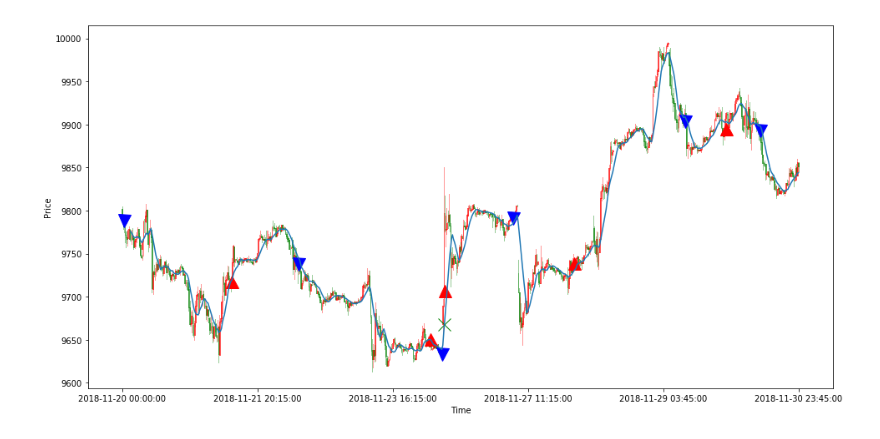
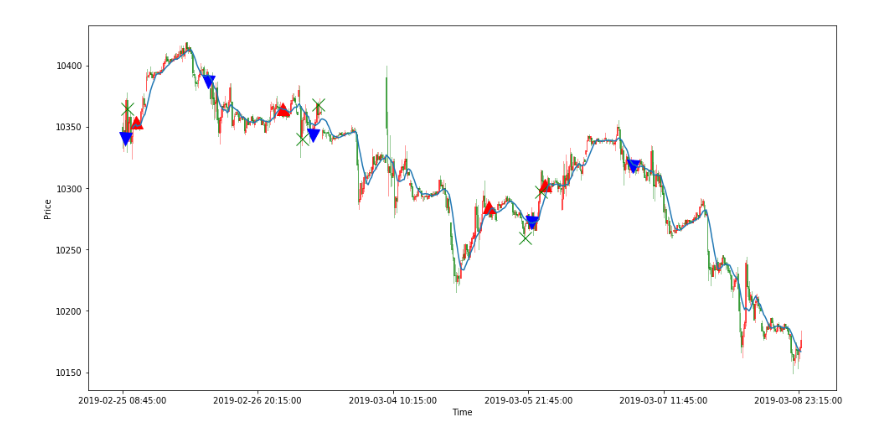
Before and after one commit to Darren-Kuo/Trading, a Jupyter notebook: Signal_Visualization.ipynb, the cells around one changed output. Saved outputs shown, nothing was run; the diff lists cells and outputs as text; code cells hidden in the pictures.

```diff
--- a/Signal_Visualization.ipynb
+++ b/Signal_Visualization.ipynb
@@ -22,7 +22,7 @@ from mpl_finance import candlestick2_ochl
 from matplotlib import gridspec
 
 min_15 = convert(df = data, interval = 15, unit = 'MIN')
-plot_data = min_15['2018-11-20':'2018-11-30']
+plot_data = min_15['2019-02-25':'2019-03-08']
 plot_data = plot_data.reset_index()
 
 
@@ -115,34 +115,34 @@ def Get_Signal_index(data, details):
 
 
 def Select_Stoploss(idx_b, price_b, idx_s, price_s, idx_c, price_c):
     idx_stoploss = []
     price_stoploss = []
 
     for i, v in enumerate(idx_c):
         if v not in idx_b + idx_s:
             idx_stoploss.append(v)
             price_stoploss.append(price_c[i])
 
     return idx_stoploss, price_stoploss
 
 
 idx_b, price_b, idx_s, price_s, idx_c, price_c = Get_Signal_index(plot_data, details)
 idx_sl, price_sl = Select_Stoploss(idx_b, price_b, idx_s, price_s, idx_c, price_c)
 
 info = {}
 info['idx_buy'] = idx_b
 info['price_buy'] = price_b
 info['idx_sell'] = idx_s
 info['price_sell'] = price_s
 info['idx_stoploss'] = idx_sl
 info['price_stoploss'] = price_sl
 
 
 Plot_Candlestick(plot_data, info)
 
 plt.show()
 # %% [output]
-[figure, old version]
+[figure, new version]
 # %%
 
 def Select_Stoploss(idx_b, price_b, idx_s, price_s, idx_c, price_c):
```
